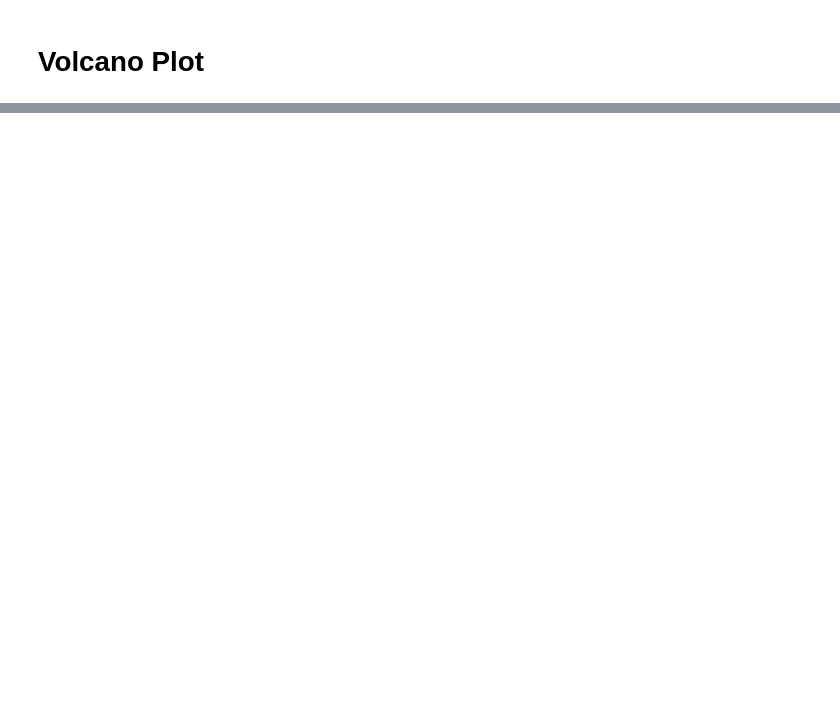
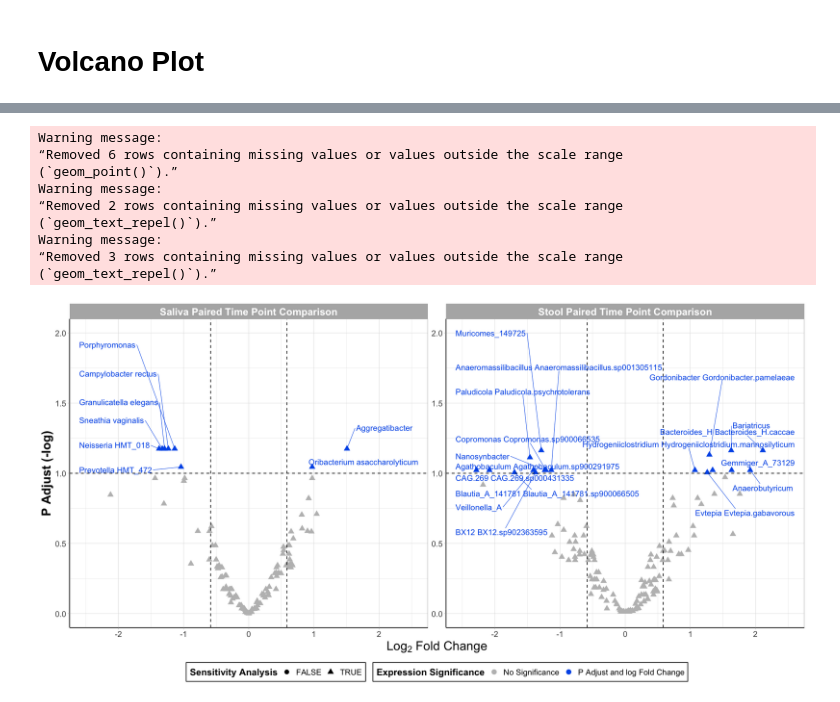
Before and after one commit to Ragerlab/P1013.-Microbiome-Peanut-Allergy, a Jupyter notebook: 3. Individual Bacteria Visualizations/Volcano Plots.ipynb, the cells around one changed output, grey strips where cells are left out. Cells and saved outputs as stored; diff of their text form; code cells hidden in the pictures; blank space fills up the shorter version.

```diff
--- a/3. Individual Bacteria Visualizations/Volcano Plots.ipynb
+++ b/3. Individual Bacteria Visualizations/Volcano Plots.ipynb
@@ -247,0 +280,55 @@ Warning message:
+# %%
+ggplot() +
+  geom_point(data = sig_paired_adj_df, aes(x = logFC, y = -log10(P.Adj), color = diffexpressed,
+                             shape = `Sensitivity Analysis`), size = 3) +
+
+  # P Value line
+  geom_hline(yintercept = -log10(0.1), linetype = "dashed") +
+  # FC Line
+  geom_vline(xintercept = log2(1.5), linetype = "dashed") +
+  geom_vline(xintercept = -log2(1.5), linetype = "dashed") +
+
+  # changing x limits of what is visible in the plot
+    xlim(-2.5, 2.5) +
+    ylim(0, 2) +
+
+ #labeling points with statistical significance and FC
+   geom_text_repel(data = sig_paired_adj_df %>%
+                  filter(logFC > log(1.5), P.Adj < 0.1),
+                  aes(x = logFC, y = -log10(P.Adj), label = Name, color = diffexpressed), xlim = c(1.5, NA),
+                  hjust = 'right', direction = 'y', nudge_y = 0.15, #nudge_x = 2,
+                  segment.size = 0.3, box.padding = 1, max.overlaps = Inf, size = 4.2, show.legend = FALSE) +
+
+  geom_text_repel(data = sig_paired_adj_df %>%
+                  filter(logFC < -log(1.5), P.Adj < 0.1),
+                  aes(x = logFC, y = -log10(P.Adj), label = Name, color = diffexpressed), xlim = c(NA, -2),
+                  hjust = 'left', direction = 'y', nudge_y = 0.15, #nudge_x = -5,
+                 segment.size = 0.3, box.padding = 1, max.overlaps = Inf, size = 4.2, show.legend = FALSE) +
+
+  facet_wrap(~Model, scales = 'free') +
+
+  theme_light() +
+  theme(axis.line = element_line(colour = "black"), #making x and y axes black
+        axis.text = element_text(size = 12), #changing size of x axis labels
+        axis.title = element_text(face = "bold", size = rel(1.7)), #changes axis titles
+        legend.title = element_text(face = 'bold', size = 14), #changes legend title
+        legend.text = element_text(size = 12), #changes legend text
+        legend.position = "bottom", # changing legend position
+        legend.background = element_rect(colour = 'black', fill = 'white', linetype = 'solid'),
+        strip.text.x = element_text(size = 15, face = "bold"), #changes size of facet x axis
+        strip.text.y = element_text(size = 15, face = "bold")) + #changes size of facet y axis
+  labs(x = expression(Log[2]*" Fold Change"), y = 'P Adjust (-log)') +
+
+  scale_color_manual(name = "Expression Significance",
+                      values = c("gray", "#005BEA"))
+# %% [output]
+Warning message:
+“Removed 6 rows containing missing values or values outside the scale range
+(`geom_point()`).”
+Warning message:
+“Removed 2 rows containing missing values or values outside the scale range
+(`geom_text_repel()`).”
+Warning message:
+“Removed 3 rows containing missing values or values outside the scale range
+(`geom_text_repel()`).”
+[figure, added]
```
Also changed, not shown: parts of 9 cells of this notebook.
